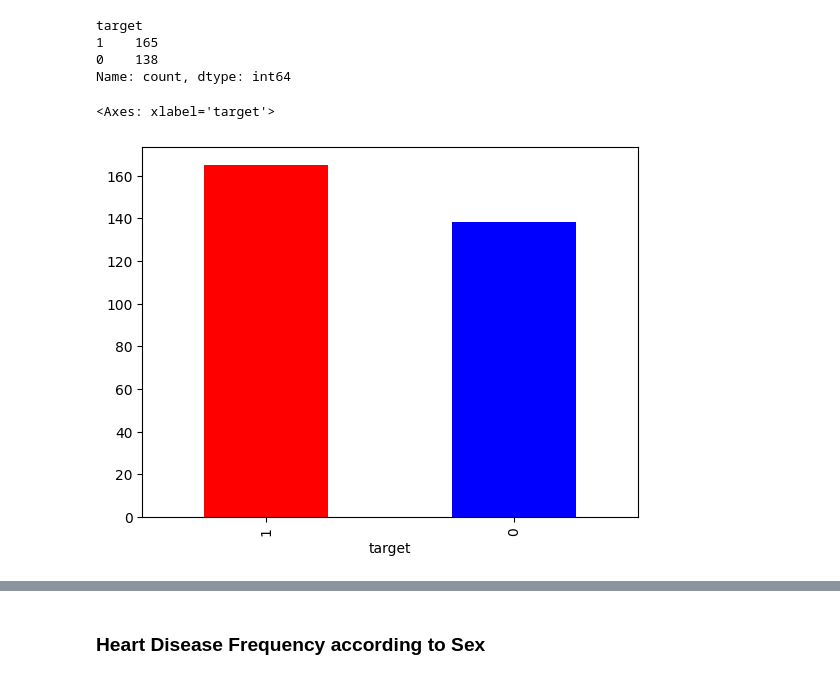
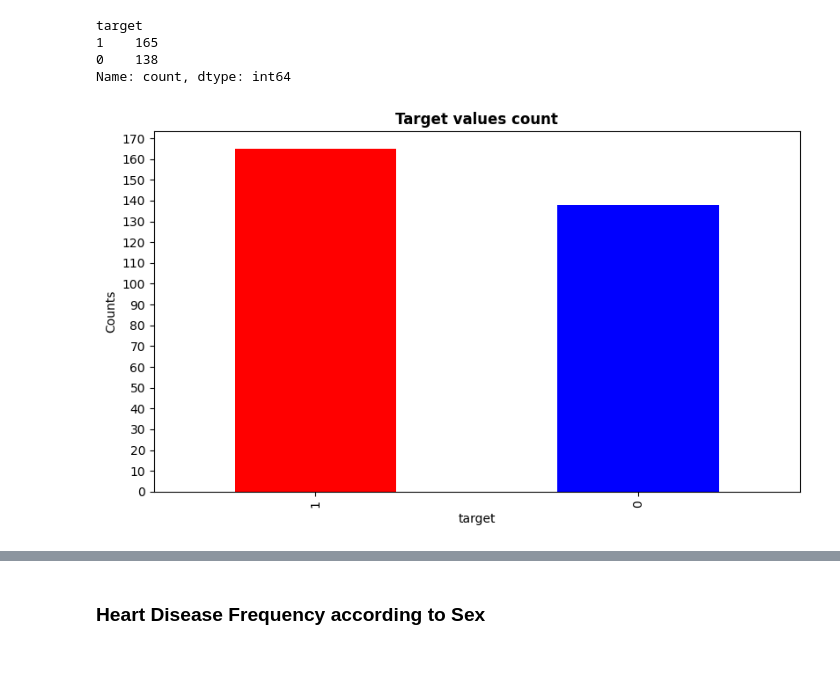
Before and after one commit to Argyrhspet1/Classification-project-on-heart-disease, a Jupyter notebook: Heart_disease_classification_project.ipynb, the cells around one changed output, grey strips where cells are left out. Cells and saved outputs as stored; diff of their text form; code cells hidden in the pictures.

```diff
--- a/Heart_disease_classification_project.ipynb
+++ b/Heart_disease_classification_project.ipynb
@@ -91,7 +92,12 @@ target
 0    138
 Name: count, dtype: int64
 # %%
-data["target"].value_counts().plot(kind="bar",color=["red","blue"])
+data["target"].value_counts().plot(kind="bar",
+                                   color=["red","blue"],
+                                   figsize=(8,5));
+plt.title("Target values count",fontweight="bold")
+plt.tight_layout()
+plt.ylabel("Counts")
+plt.yticks(np.arange(0,180,10));
 # %% [output]
-<Axes: xlabel='target'>
-[figure, old version]
+[figure, new version]
```
Also changed, not shown: parts of 28 cells of this notebook.
